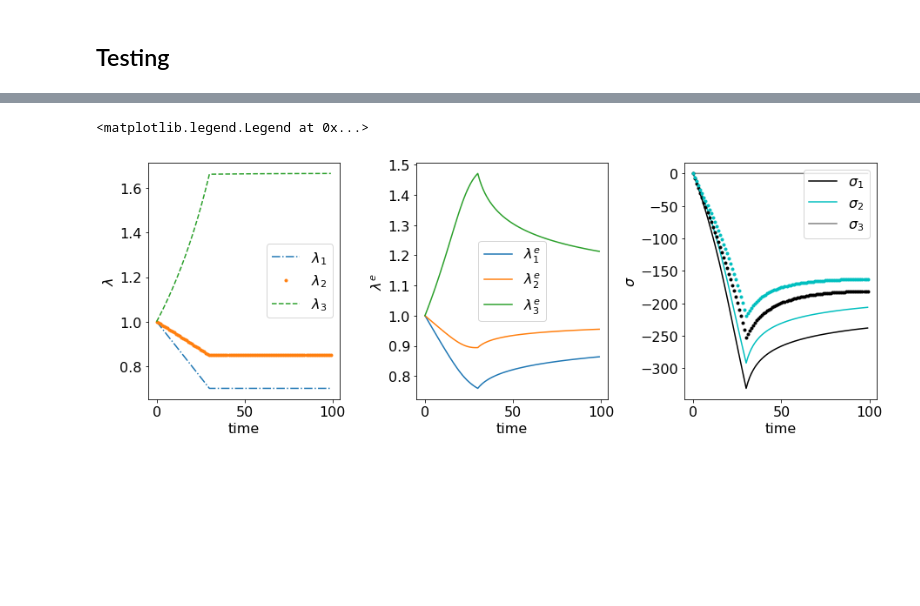
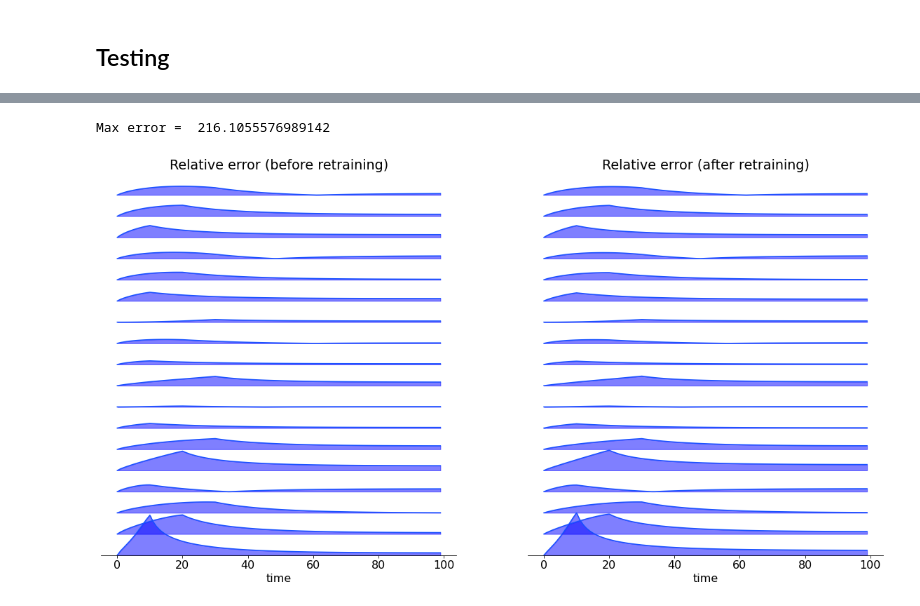
Before and after one commit to VatsalSy/nvisco, a Jupyter notebook: nvisco.ipynb, the cells around one changed output, grey strips where cells are left out. Drawn from its saved outputs; the diff is of its cells as text; code cells hidden in the pictures; blank space fills up the shorter version.

```diff
--- a/nvisco.ipynb
+++ b/nvisco.ipynb
@@ -303,5 +315,27 @@ it 100, train loss = nan
 # %% [markdown]
 ## Testing
+# %%
+with open('saved/params_retrained.npy', 'rb') as f:
+    params = pickle.load(f)
+
+sigx_err = []
+sigy_err = []
+for j in range(time.shape[0]):
+    t = time[j]
+    lm1 = lmb_x[j]
+    lm2 = lmb_y[j]
+    sigx = sgm_x[j]
+    sigy = sgm_y[j]
+    sig,lm3,lm1e,lm2e,lm3e = biaxial_visco(params, t, lm1, lm2)
+    sigx_err.append(np.abs(sig[:,0,0]-sgm_x[j]))
+    sigy_err.append(np.abs(sig[:,0,0]-sgm_x[j]))
+
+sigx_err = np.array(sigx_err)
+sigy_err = np.array(sigy_err)
+err = np.mean(np.array([sigx_err, sigy_err]), axis=0)
+norm = np.max(err)
+err_after = err/norm
+err_after = err_after[::4]
 # %%
 with open('saved/phi_params.npy', 'rb') as f:
     Phi_params = pickle.load(f)
@@ -375,31 +367,26 @@ ax[2].legend(loc='upper right')
-# %%
-with open('saved/phi_params_retrained.npy', 'rb') as f:
-    Phi_params = pickle.load(f)
-
-sig,lm3,lm1e,lm2e,lm3e = biaxial_visco(Phi_params, t, lm1, lm2)
-
-fig, ax = plt.subplots(1,3, figsize=(15,5))
-fig.subplots_adjust(wspace=0.4)
-
-ax[0].plot(t,  lm1, '-.',label='$\lambda_1$')
-ax[0].plot(t,  lm2, '.',label='$\lambda_2$')
-ax[0].plot(t,  lm3, '--',label='$\lambda_3$')
-ax[0].set(xlabel='time', ylabel='$\lambda$')
-ax[0].legend()
-
-ax[1].plot(t, lm1e, label='$\lambda_1^e$')
-ax[1].plot(t, lm2e, label='$\lambda_2^e$')
-ax[1].plot(t, lm3e, label='$\lambda_3^e$')
-ax[1].set(xlabel='time', ylabel='$\lambda^e$')
-ax[1].legend()
-
-ax[2].plot(t,sig[:,0,0], 'k-',label='$\sigma_1$')
-ax[2].plot(t,sig[:,1,1], 'c-',label='$\sigma_2$')
-ax[2].plot(t,sig[:,2,2], 'gray',label='$\sigma_3$')
-ax[2].plot(t,sigx, 'k.')
-ax[2].plot(t,sigy, 'c.')
-ax[2].set(xlabel='time', ylabel='$\sigma$')
-ax[2].legend(loc='upper right')
-# %% [output]
-<matplotlib.legend.Legend at 0x...>
-[figure, removed]
+# %%
+fig, ax = plt.subplots(1,2, figsize=(20,10))
+ax[0].set(ylim=[0, err_before.shape[0]/2], yticks=[], xlabel='time', title='Relative error (before retraining)')
+ax[0].spines['right'].set_visible(False)
+ax[0].spines['left'].set_visible(False)
+ax[0].spines['top'].set_visible(False)
+
+
+ax[1].set(ylim=[0, err_before.shape[0]/2], yticks=[], xlabel='time', title='Relative error (after retraining)')
+ax[1].spines['right'].set_visible(False)
+ax[1].spines['left'].set_visible(False)
+ax[1].spines['top'].set_visible(False)
+
+for i in range(err_before.shape[0]):
+    ax[0].plot(time[0], err_before[i]+i/2, '#1a53ff')
+    zr = np.zeros(100) + i/2
+    ax[0].fill_between(time[0], zr, err_before[i]+i/2, color='b', alpha=0.5)
+
+    ax[1].plot(time[0], err_after[i]+i/2, '#1a53ff')
+    zr = np.zeros(100) + i/2
+    ax[1].fill_between(time[0], zr, err_after[i]+i/2, color='b', alpha=0.5)
+print("Max error = ", norm)
+pass
+# %% [output]
+Max error =  216.1055576989142
+[figure, added]
```
Also changed, not shown: parts of 10 cells of this notebook, 13 other files.
